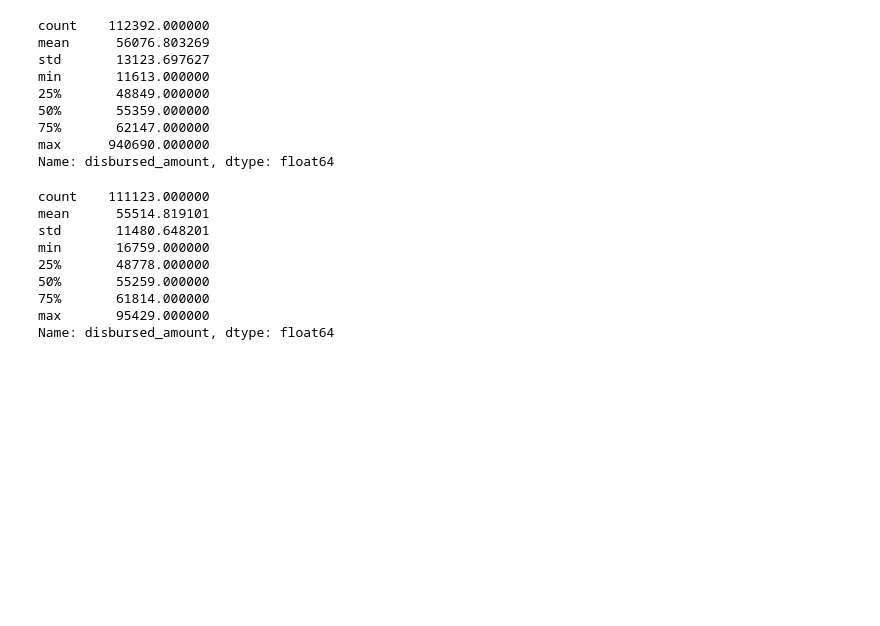
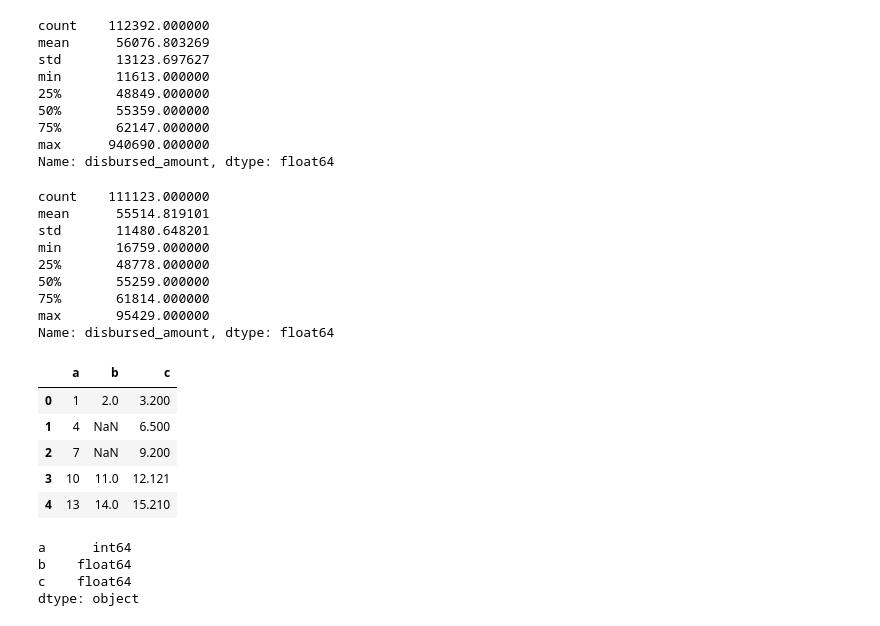
Before and after one commit to jwen2/Refinyr, a Jupyter notebook: csv/test_files/Testing Python Functions.ipynb, the cells around one changed output. Cells and saved outputs as stored; diff of their text form; code cells hidden in the pictures; blank space fills up the shorter version.

```diff
--- a/csv/test_files/Testing Python Functions.ipynb
+++ b/csv/test_files/Testing Python Functions.ipynb
@@ -312,0 +315,18 @@ Name: disbursed_amount, dtype: float64
+# %%
+df = pd.read_csv("cNa.csv")
+# %%
+df.head()
+# %% [output]
+|  | a | b | c |
+| 0 | 1 | 2.0 | 3.200 |
+| 1 | 4 | NaN | 6.500 |
+| 2 | 7 | NaN | 9.200 |
+| 3 | 10 | 11.0 | 12.121 |
+| 4 | 13 | 14.0 | 15.210 |
+# %%
+df.dtypes
+# %% [output]
+a      int64
+b    float64
+c    float64
+dtype: object
```
Also changed, not shown: parts of 1 cell of this notebook, 2 other files.
